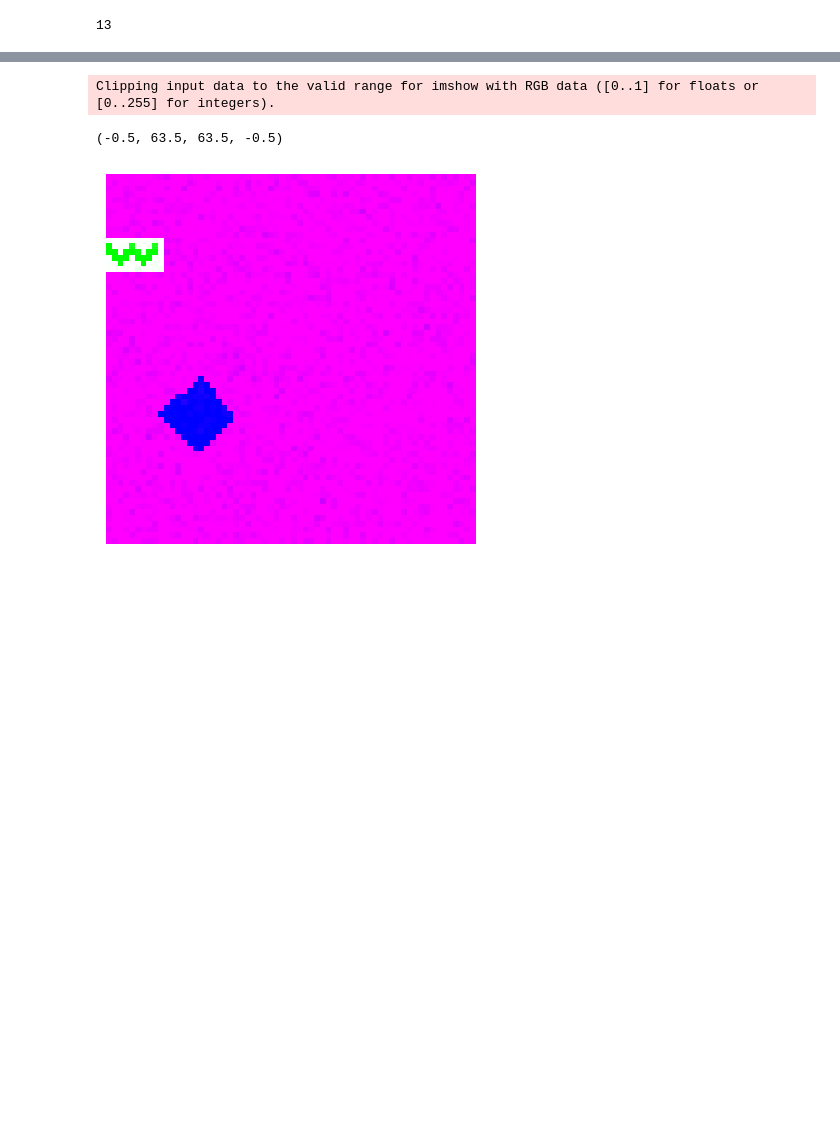
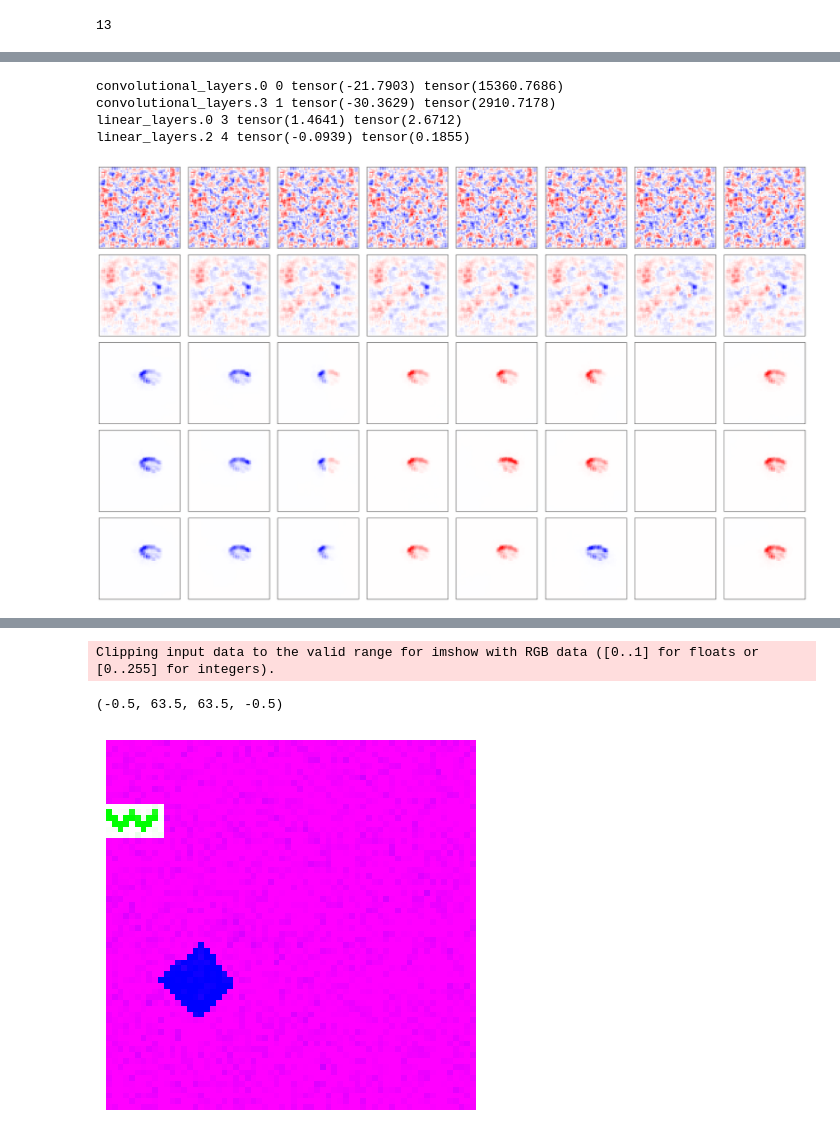
Before and after one commit to lillijo/xai-evaluation-master-thesis, a Jupyter notebook: experiments/random_visualizations.ipynb, the cells around one changed output, grey strips where cells are left out. Saved outputs shown, nothing was run; the diff lists cells and outputs as text; code cells hidden in the pictures; blank space fills up the shorter version.

Commit message:
random stuff

```diff
--- a/experiments/random_visualizations.ipynb
+++ b/experiments/random_visualizations.ipynb
@@ -71,0 +126,41 @@ crpa.make_all_references("convolutional_layers.6" , [4], relact="activation") #
+# %%
+from expbasics.visualizations import my_plot_grid
+
+
+ds = BiasedNoisyDataset(0.0, 0.5)
+image = ds.load_image_wm(305931, False)
+heatmaps = torch.zeros(5,8,64,64)
+for li, l in enumerate(crpa.layer_id_map.keys()):
+    if l != "convolutional_layers.6":
+        random_init = torch.zeros(8,*crpa.output_shape[l])
+        rand_init = torch.rand(crpa.output_shape[l]) * 2 -1
+        random_init[:] = rand_init / rand_init.sum()
+        res = crpa.attribution(
+            image,
+            [{"convolutional_layers.6": [i]} for i in range(8)],
+            crpa.composite,
+            record_layer=crpa.layer_names,
+            start_layer=l,
+            init_rel= random_init,
+            exclude_parallel=False
+        )
+        heatmaps[li] = res.heatmap
+        print(l, li, rand_init.sum(),rand_init.abs().sum())
+    else:
+        res = crpa.attribution(
+            image,
+            [{"convolutional_layers.6": [i]} for i in range(8)],
+            crpa.composite,
+            record_layer=crpa.layer_names,
+            start_layer="linear_layers.2",
+            exclude_parallel=False
+        )
+        heatmaps[li] = res.heatmap
+
+my_plot_grid(heatmaps, 5,8, 4, norm=False)
+# %% [output]
+convolutional_layers.0 0 tensor(-21.7903) tensor(15360.7686)
+convolutional_layers.3 1 tensor(-30.3629) tensor(2910.7178)
+linear_layers.0 3 tensor(1.4641) tensor(2.6712)
+linear_layers.2 4 tensor(-0.0939) tensor(0.1855)
+[figure, added]
```
Also changed, not shown: parts of 9 cells of this notebook, 1 other file.
